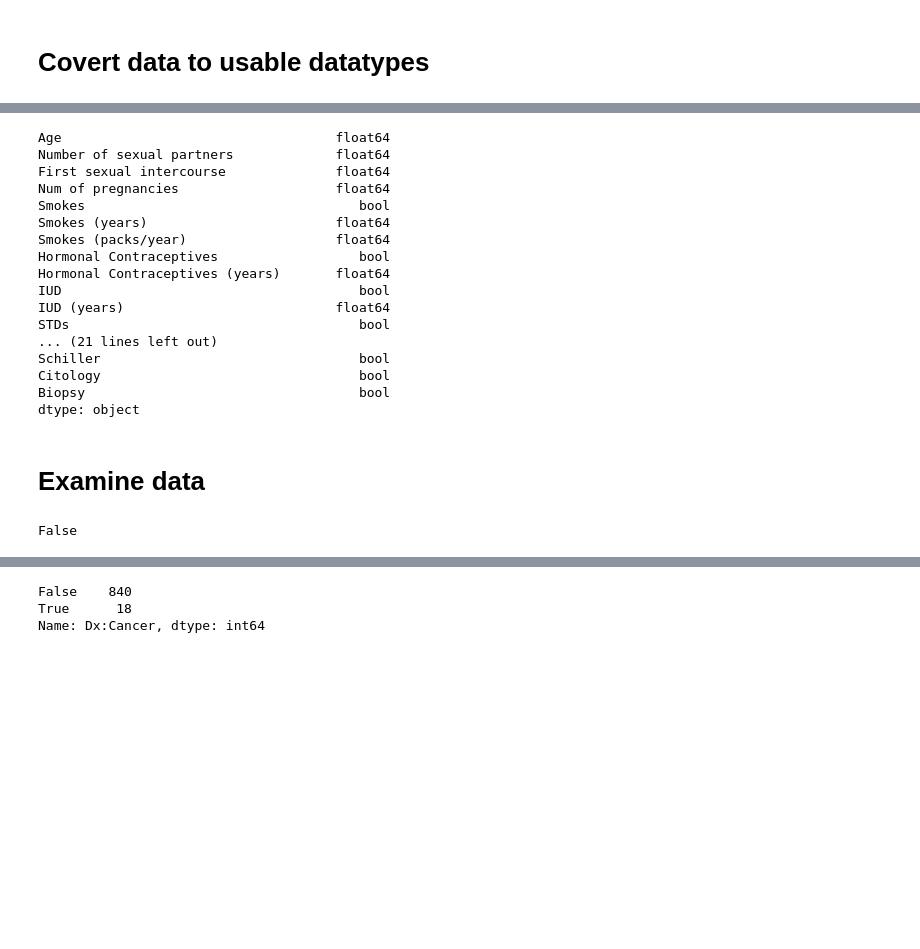
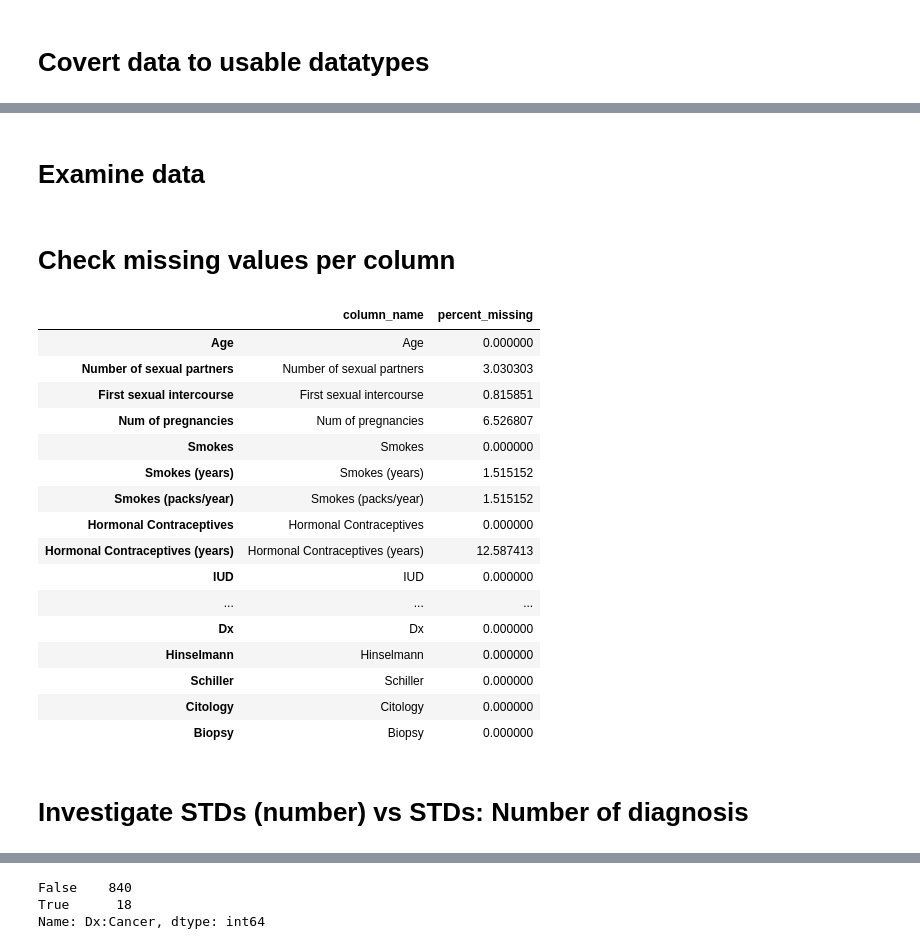
Before and after one commit to claralotta/Data-driven-healthcare, a Jupyter notebook: CervialCancerRisks.ipynb, the cells around one changed output, grey strips where cells are left out. Cells and saved outputs as stored; diff of their text form; code cells hidden in the pictures; blank space fills up the shorter version.

```diff
--- a/CervialCancerRisks.ipynb
+++ b/CervialCancerRisks.ipynb
@@ -71,22 +88,27 @@ for col in rf.columns[28:36]:
-# %%
-rf.dtypes #change object to both float/int/bool
-# %% [output]
-Age                                   float64
-Number of sexual partners             float64
-First sexual intercourse              float64
-Num of pregnancies                    float64
-Smokes                                   bool
-Smokes (years)                        float64
-Smokes (packs/year)                   float64
-Hormonal Contraceptives                  bool
-Hormonal Contraceptives (years)       float64
-IUD                                      bool
-IUD (years)                           float64
-STDs                                     bool
-... (21 lines left out)
-Schiller                                 bool
-Citology                                 bool
-Biopsy                                   bool
-dtype: object
 # %% [markdown]
 # Examine data
+# %% [markdown]
+# Check missing values per column
+# %%
+percent_missing = rf.isnull().sum() * 100 / len(rf)
+missing_value_df = pd.DataFrame({'column_name': rf.columns,
+                                 'percent_missing': percent_missing})
+missing_value_df
+# %% [output]
+|  | column_name | percent_missing |
+| Age | Age | 0.000000 |
+| Number of sexual partners | Number of sexual partners | 3.030303 |
+| First sexual intercourse | First sexual intercourse | 0.815851 |
+| Num of pregnancies | Num of pregnancies | 6.526807 |
+| Smokes | Smokes | 0.000000 |
+| Smokes (years) | Smokes (years) | 1.515152 |
+| Smokes (packs/year) | Smokes (packs/year) | 1.515152 |
+| Hormonal Contraceptives | Hormonal Contraceptives | 0.000000 |
+| Hormonal Contraceptives (years) | Hormonal Contraceptives (years) | 12.587413 |
+| IUD | IUD | 0.000000 |
+| ... | ... | ... |
+| Dx | Dx | 0.000000 |
+| Hinselmann | Hinselmann | 0.000000 |
+| Schiller | Schiller | 0.000000 |
+| Citology | Citology | 0.000000 |
+| Biopsy | Biopsy | 0.000000 |
@@ -93,11 +121,16 @@ dtype: object
+# %% [markdown]
+# Investigate STDs (number) vs STDs: Number of diagnosis
 # %%
 # check if STDs (number) and STDs: Number of diagnosis are the same
 STD_comparison = np.where((rf['STDs (number)']==rf['STDs: Number of diagnosis']), True, False)
 
-# check if all True
-print(STD_comparison.all()) #-> False
-
-# remove both columns and create a new one
-rf = rf.drop(['STDs (number)', 'STDs: Number of diagnosis'], axis=1)
+# remove both columns if they're not the same and create new column
+if not STD_comparison.all():
+    rf = rf.drop(['STDs (number)', 'STDs: Number of diagnosis'], axis=1)
+    # create a new row with the sum of all STDs
+    rf['STDs sum'] = (rf['STDs:condylomatosis'] + rf['STDs:cervical condylomatosis'] +
+        rf['STDs:vaginal condylomatosis'] + rf['STDs:vulvo-perineal condylomatosis'] +
+        rf['STDs:syphilis'] + rf['STDs:pelvic inflammatory disease'] +
+        rf['STDs:genital herpes'] + rf['STDs:molluscum contagiosum'] +
+        rf['STDs:AIDS'] + rf['STDs:HIV'] +
+        rf['STDs:Hepatitis B'] + rf['STDs:HPV'])
-# %% [output]
-False
```
Also changed, not shown: parts of 11 cells of this notebook.
